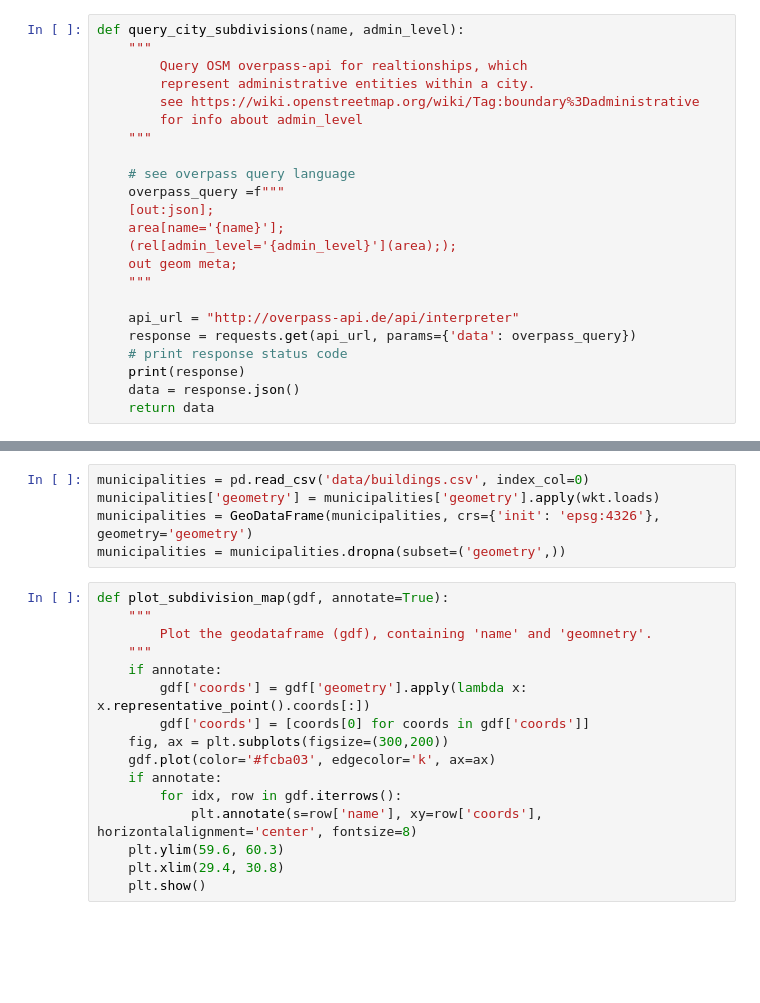
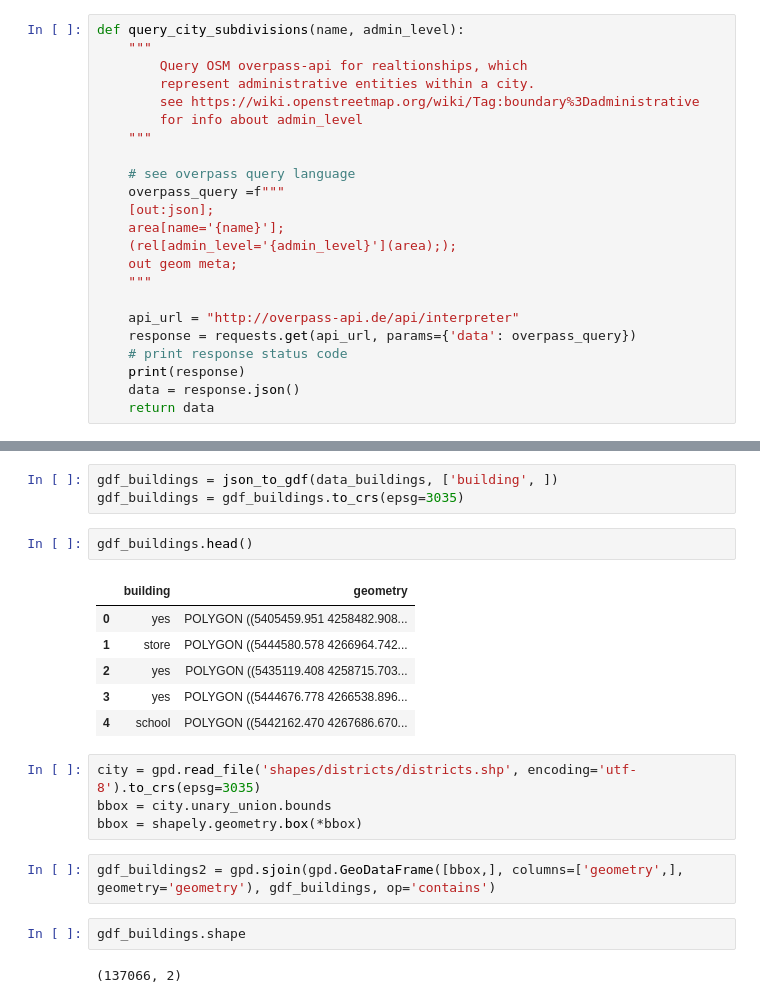
Before and after one commit to WGussev/StPHousing, a Jupyter notebook: shapes.ipynb, the cells around one changed output, grey strips where cells are left out. Drawn from its saved outputs; the diff is of its cells as text; blank space fills up the shorter version.

```diff
--- a/shapes.ipynb
+++ b/shapes.ipynb
@@ -147,21 +141,22 @@ mapa
-# %%
-municipalities = pd.read_csv('data/buildings.csv', index_col=0)
-municipalities['geometry'] = municipalities['geometry'].apply(wkt.loads)
-municipalities = GeoDataFrame(municipalities, crs={'init': 'epsg:4326'}, geometry='geometry')
-municipalities = municipalities.dropna(subset=('geometry',))
-# %%
-def plot_subdivision_map(gdf, annotate=True):
-    """
-        Plot the geodataframe (gdf), containing 'name' and 'geomnetry'.
-    """
-    if annotate:
-        gdf['coords'] = gdf['geometry'].apply(lambda x: x.representative_point().coords[:])
-        gdf['coords'] = [coords[0] for coords in gdf['coords']]
-    fig, ax = plt.subplots(figsize=(300,200))
-    gdf.plot(color='#fcba03', edgecolor='k', ax=ax)
-    if annotate:
-        for idx, row in gdf.iterrows():
-            plt.annotate(s=row['name'], xy=row['coords'], horizontalalignment='center', fontsize=8)
-    plt.ylim(59.6, 60.3)
-    plt.xlim(29.4, 30.8)
-    plt.show()
+# %%
+gdf_buildings = json_to_gdf(data_buildings, ['building', ])
+gdf_buildings = gdf_buildings.to_crs(epsg=3035)
+# %%
+gdf_buildings.head()
+# %% [output]
+|  | building | geometry |
+| 0 | yes | POLYGON ((5405459.951 4258482.908... |
+| 1 | store | POLYGON ((5444580.578 4266964.742... |
+| 2 | yes | POLYGON ((5435119.408 4258715.703... |
+| 3 | yes | POLYGON ((5444676.778 4266538.896... |
+| 4 | school | POLYGON ((5442162.470 4267686.670... |
+# %%
+city = gpd.read_file('shapes/districts/districts.shp', encoding='utf-8').to_crs(epsg=3035)
+bbox = city.unary_union.bounds
+bbox = shapely.geometry.box(*bbox)
+# %%
+gdf_buildings2 = gpd.sjoin(gpd.GeoDataFrame([bbox,], columns=['geometry',], geometry='geometry'), gdf_buildings, op='contains')
+# %%
+gdf_buildings.shape
+# %% [output]
+(137066, 2)
```
Also changed, not shown: parts of 25 cells of this notebook, 29 other files.
